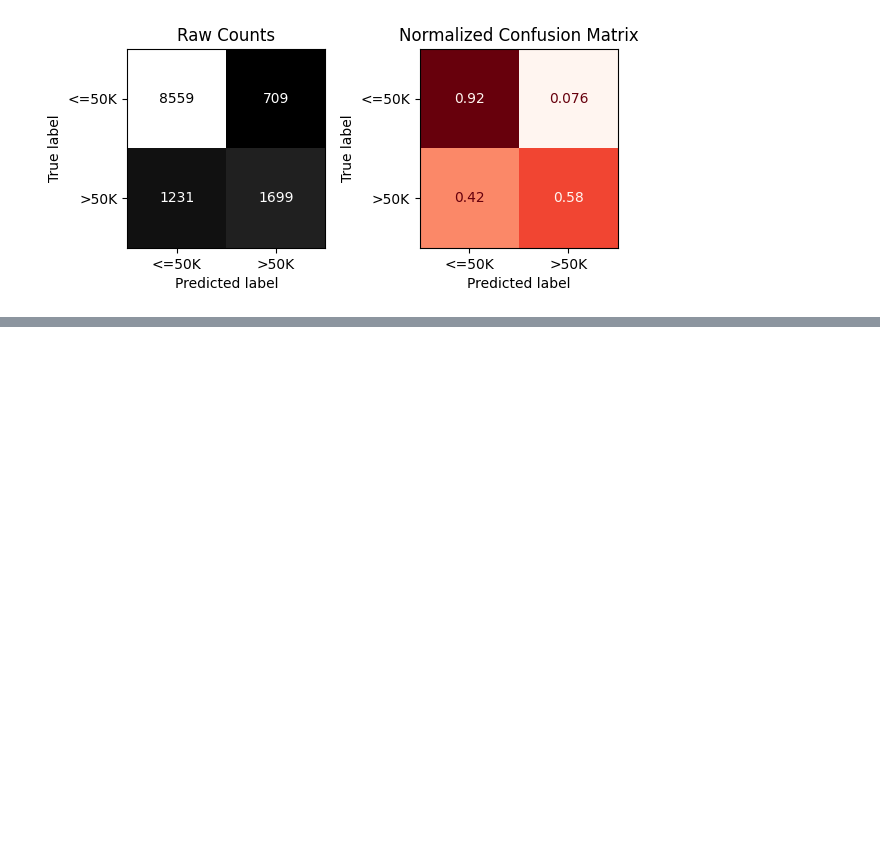
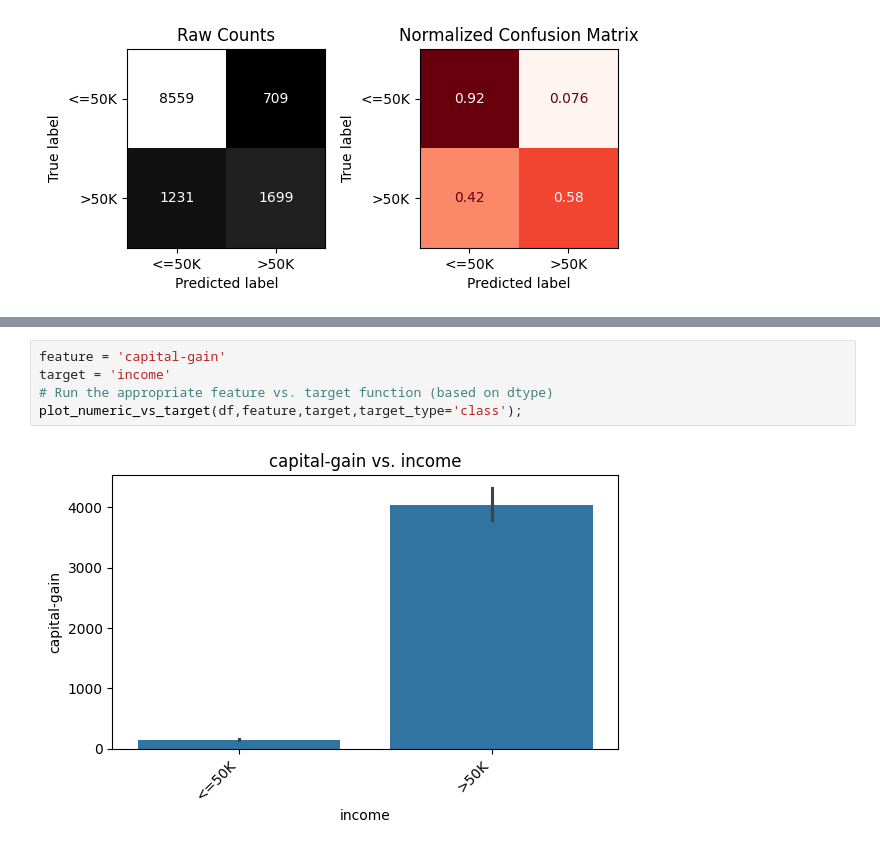
Before and after one commit to Dounia-Awni/Adult_Income_Project, a Jupyter notebook: Project2.ipynb, the cells around one changed output, grey strips where cells are left out. Cells and saved outputs as stored; diff of their text form; blank space fills up the shorter version.

```diff
--- a/Project2.ipynb
+++ b/Project2.ipynb
@@ -1171,0 +1297,7 @@ weighted avg       0.83      0.84      0.84     12198
+# %%
+feature = 'capital-gain'
+target = 'income'
+# Run the appropriate feature vs. target function (based on dtype)
+plot_numeric_vs_target(df,feature,target,target_type='class');
+# %% [output]
+[figure, added]
```
Also changed, not shown: parts of 13 cells of this notebook.
